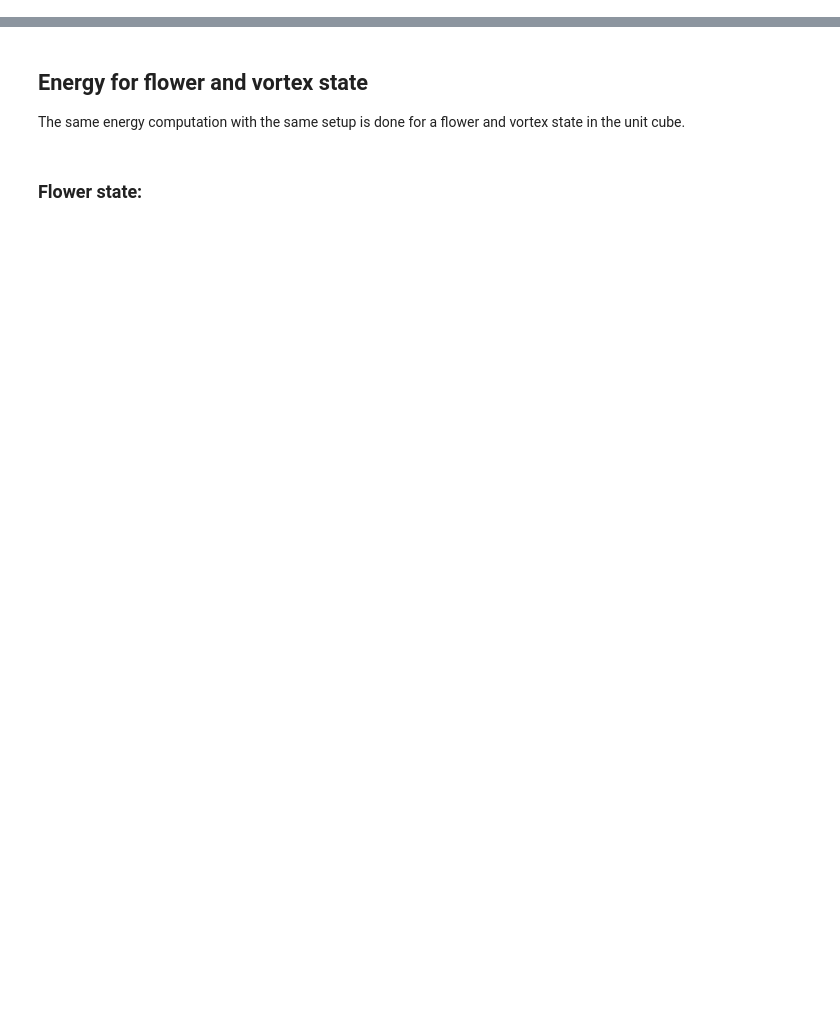
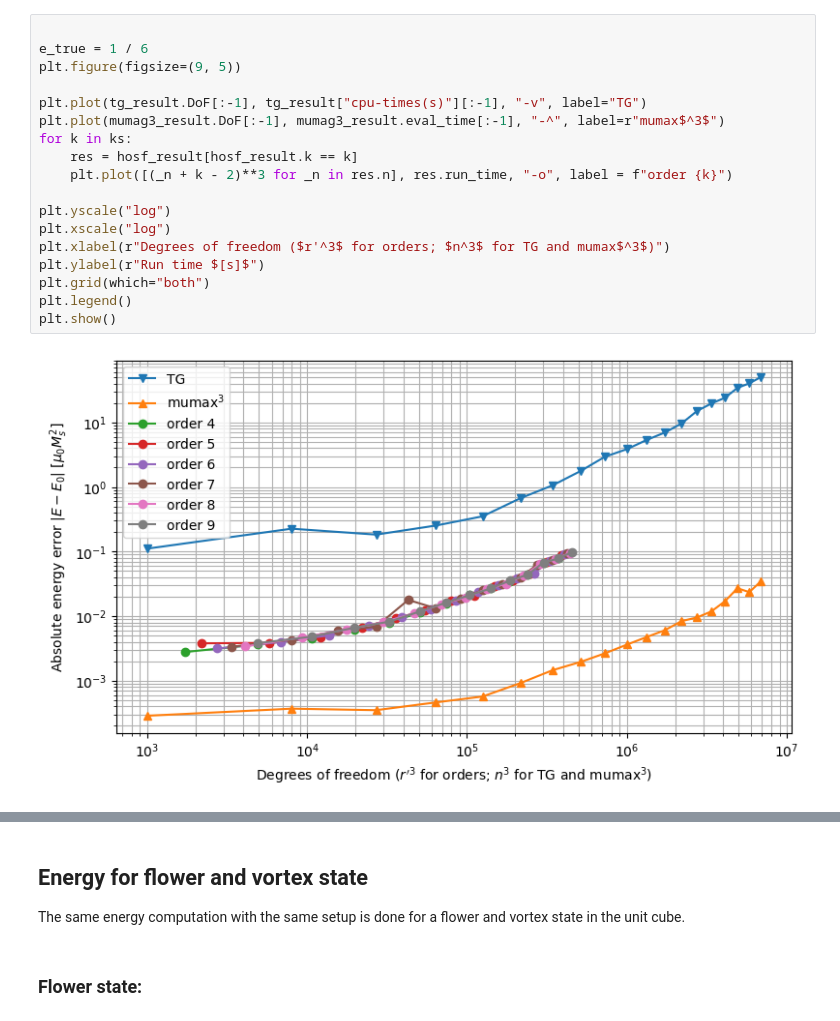
Before and after one commit to schaffer9/ho-stray-field, a Jupyter notebook: examples/energy.ipynb, the cells around one changed output, grey strips where cells are left out. Drawn from its saved outputs; the diff is of its cells as text; blank space fills up the shorter version.

```diff
--- a/examples/energy.ipynb
+++ b/examples/energy.ipynb
@@ -107,0 +111,20 @@ plt.show()
+# %%
+
+e_true = 1 / 6
+plt.figure(figsize=(9, 5))
+
+plt.plot(tg_result.DoF[:-1], tg_result["cpu-times(s)"][:-1], "-v", label="TG")
+plt.plot(mumag3_result.DoF[:-1], mumag3_result.eval_time[:-1], "-^", label=r"mumax$^3$")
+for k in ks:
+    res = hosf_result[hosf_result.k == k]
+    plt.plot([(_n + k - 2)**3 for _n in res.n], res.run_time, "-o", label = f"order {k}")
+
+plt.yscale("log")
+plt.xscale("log")
+plt.xlabel(r"Degrees of freedom ($r'^3$ for orders; $n^3$ for TG and mumax$^3$)")
+plt.ylabel(r"Run time $[s]$")
+plt.grid(which="both")
+plt.legend()
+plt.show()
+# %% [output]
+[figure, added]
```
Also changed, not shown: parts of 23 cells of this notebook, 25 other files.
